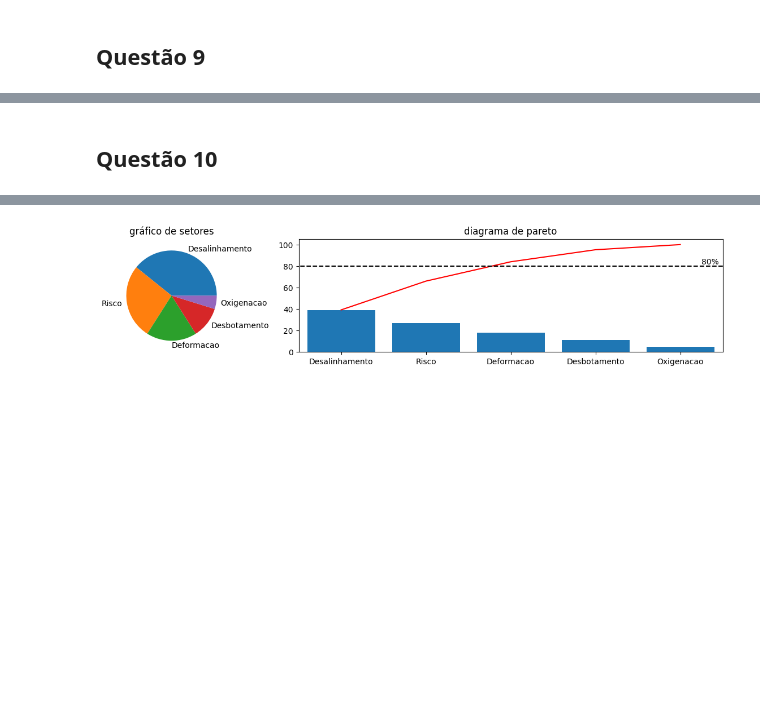
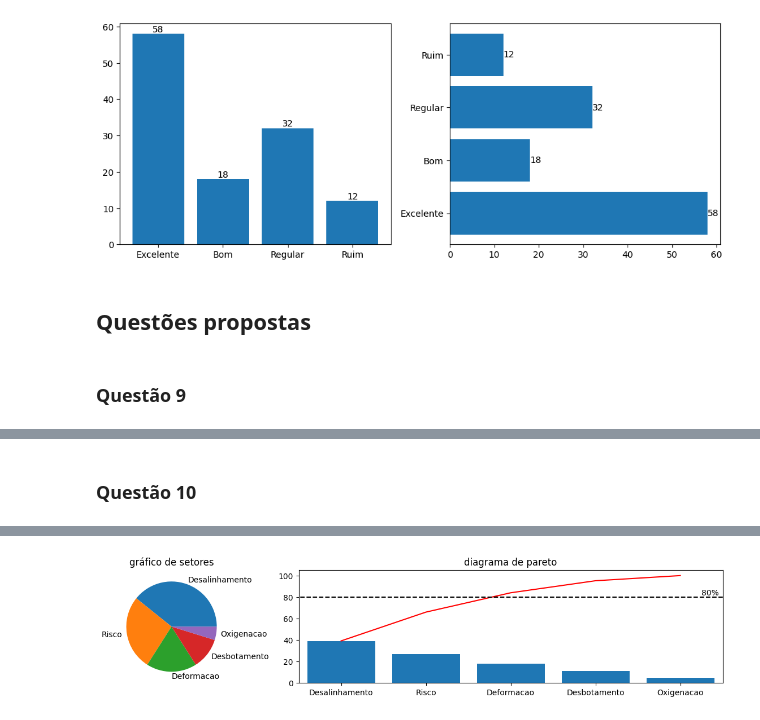
Before and after one commit to vitorpp0/book_solutions, a Jupyter notebook: src/mad_2ed/chapter_2.ipynb, the cells around one changed output, grey strips where cells are left out. Saved outputs shown, nothing was run; the diff lists cells and outputs as text; code cells hidden in the pictures; blank space fills up the shorter version.

```diff
--- a/src/mad_2ed/chapter_2.ipynb
+++ b/src/mad_2ed/chapter_2.ipynb
@@ -52,5 +136,12 @@ As variáveis quantitativas podem ser estudadas pelas mesmas estatísticas das q
+# %%
+fig.tight_layout()
+fig
+# %% [output]
+[figure, added]
+# %% [markdown]
+## Questões propostas
 # %% [markdown]
-## Questão 9
+### Questão 9
 # %%
 raw_data = np.array([7,5,9,11,10,8,9,6,8,10,8,5,7,11,9,11,6,7,10,9,8,5,6,8,6,7,6,5,10,8])
 data = dict(vendas=np.unique(raw_data))
@@ -70,7 +161,7 @@ df
 | 5 | 10 | 4 | 27 | 0.133333 | 0.900000 |
 | 6 | 11 | 3 | 30 | 0.100000 | 1.000000 |
 # %% [markdown]
-## Questão 10
+### Questão 10
 # %%
 raw_data = np.array([
     60.4,78.9,65.7,82.1,80.9,92.3,85.7,86.6,90.3,93.2,
```
Also changed, not shown: parts of 33 cells of this notebook.
